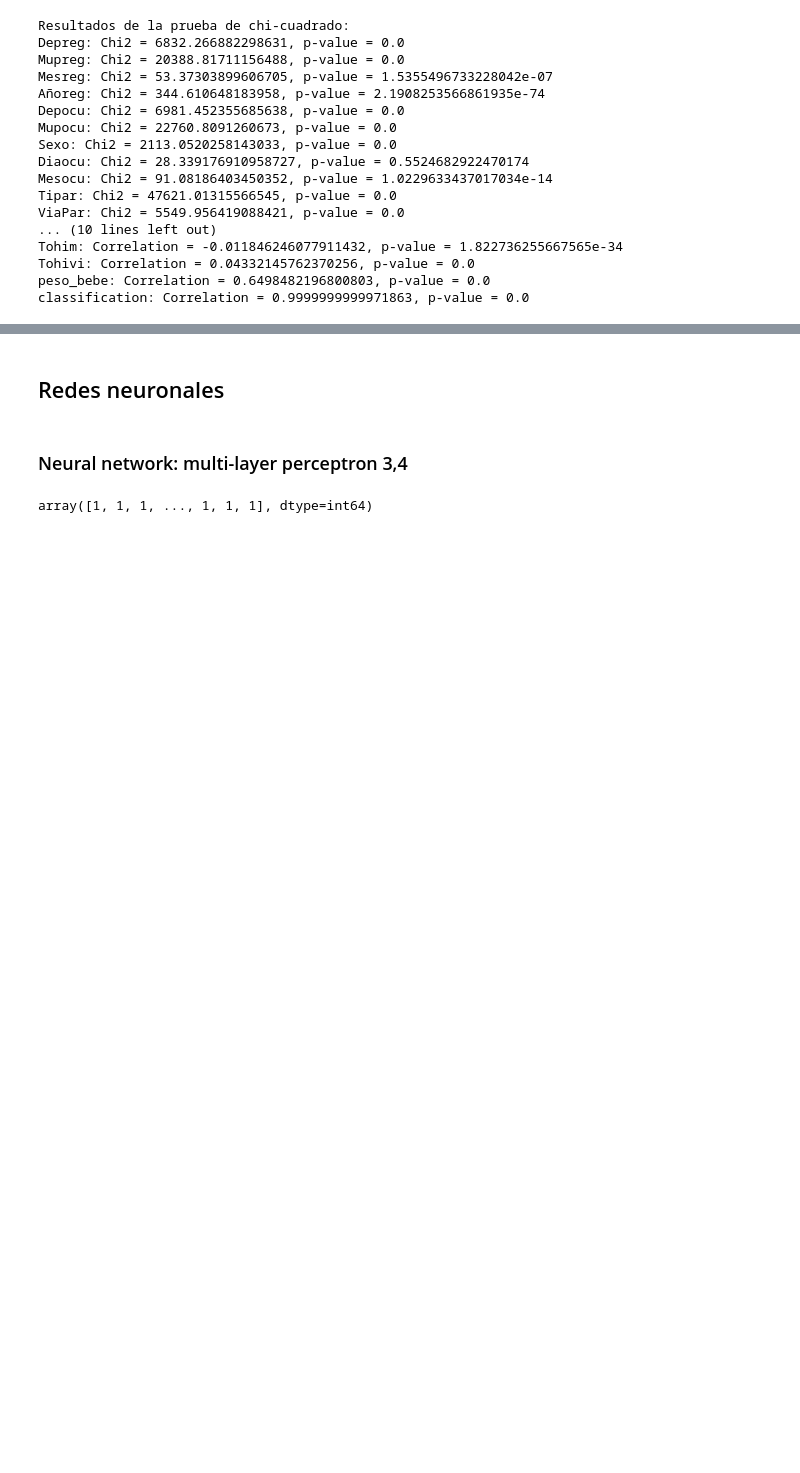
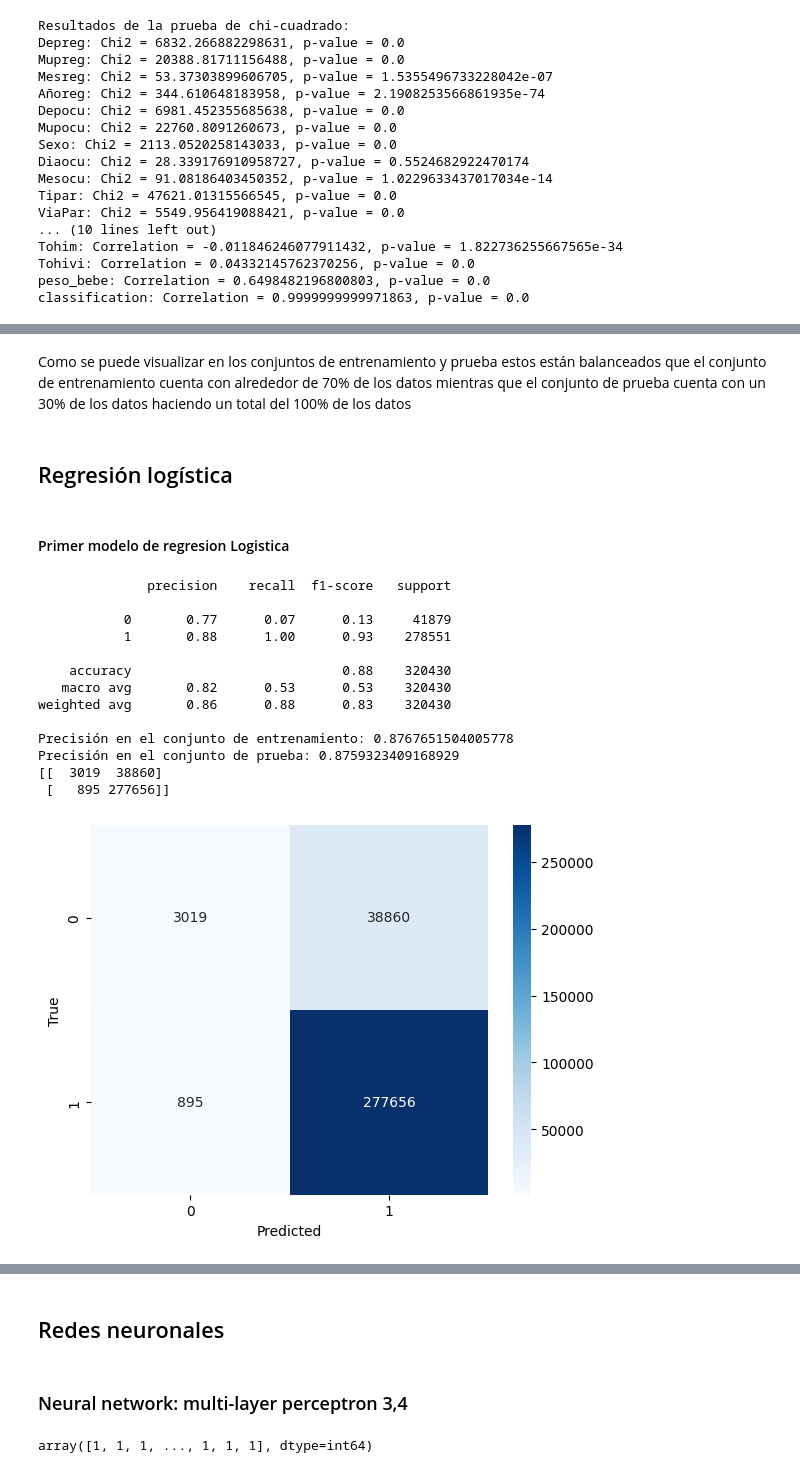
Before and after one commit to IPablo271/Proyecto-MDD-Modelos, a Jupyter notebook: proyecto.ipynb, the cells around one changed output, grey strips where cells are left out. Cells and saved outputs as stored; diff of their text form; code cells hidden in the pictures; blank space fills up the shorter version.

```diff
--- a/proyecto.ipynb
+++ b/proyecto.ipynb
@@ -210,0 +161,50 @@ Desviación estándar: 0.00
+# %% [markdown]
+Como se puede visualizar en los conjuntos de entrenamiento y prueba estos están balanceados que el conjunto de entrenamiento cuenta con alrededor de 70% de los datos mientras que el conjunto de prueba cuenta con un 30% de los datos haciendo un total del 100% de los datos
+# %% [markdown]
+## Regresión logística
+# %% [markdown]
+#### Primer modelo de regresion Logistica
+# %%
+# Crear el modelo de regresión logística
+model = LogisticRegression(max_iter=200)
+
+# Entrenar el modelo
+model.fit(X_train, y_train)
+
+
+# Realizar predicciones en el conjunto de prueba
+y_pred = model.predict(X_test)
+
+# Evaluar el modelo
+print(classification_report(y_test, y_pred))
+
+train_accuracy = model.score(X_train, y_train)
+test_accuracy = model.score(X_test, y_test)
+
+print("Precisión en el conjunto de entrenamiento:", train_accuracy)
+print("Precisión en el conjunto de prueba:", test_accuracy)
+
+
+cm = confusion_matrix(y_test, y_pred)
+print(cm)
+sns.heatmap(cm, annot=True, fmt="d", cmap="Blues")
+plt.xlabel('Predicted')
+plt.ylabel('True')
+plt.show()
+
+# Imprimir la precisión en ambos conjuntos
+# %% [output]
+              precision    recall  f1-score   support
+
+           0       0.77      0.07      0.13     41879
+           1       0.88      1.00      0.93    278551
+
+    accuracy                           0.88    320430
+   macro avg       0.82      0.53      0.53    320430
+weighted avg       0.86      0.88      0.83    320430
+
+Precisión en el conjunto de entrenamiento: 0.8767651504005778
+Precisión en el conjunto de prueba: 0.8759323409168929
+[[  3019  38860]
+ [   895 277656]]
+[figure, added]
```
Also changed, not shown: parts of 52 cells of this notebook.
